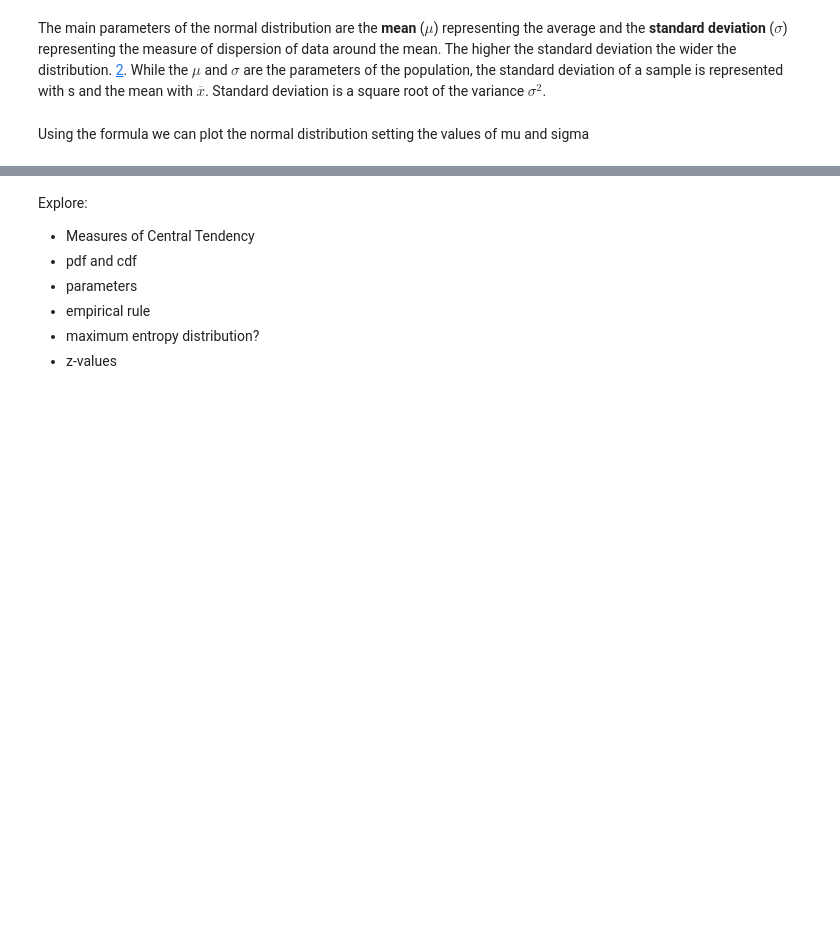
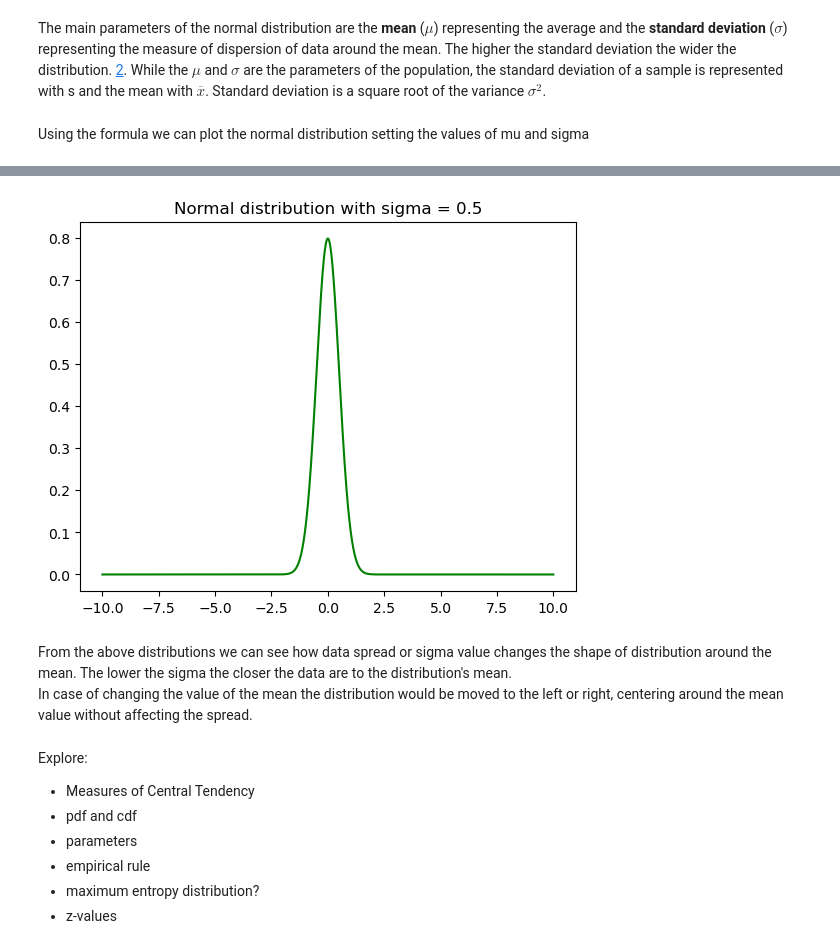
Before and after one commit to Tanja888/funddata-assessment, a Jupyter notebook: normal-distribution.ipynb, the cells around one changed output, grey strips where cells are left out. Saved outputs shown, nothing was run; the diff lists cells and outputs as text; code cells hidden in the pictures; blank space fills up the shorter version.

```diff
--- a/normal-distribution.ipynb
+++ b/normal-distribution.ipynb
@@ -55,5 +71,17 @@ plt.title('Normal distribution using probability density function');
 # %%
-### Plots
+mu, sigma = 0.0, 0.5
+
+x = np.linspace(-10.0, 10.0, 10000)
+
+y = 1.0/np.sqrt(2 * np.pi * sigma**2) * np.exp(-((x-mu)**2/(2*sigma**2)))
+
+plt.plot(x, y, color='green')
+plt.title('Normal distribution with sigma = 0.5');
+# %% [output]
+[figure, added]
+# %% [markdown]
+From the above distributions we can see how data spread or sigma value changes the shape of distribution around the mean. The lower the sigma the closer the data are to the distribution's mean.
+In case of changing the value of the mean the distribution would be moved to the left or right, centering around the mean value without affecting the spread.
 # %% [markdown]
 Explore:
  * Measures of Central Tendency
```
Also changed, not shown: parts of 5 cells of this notebook.
